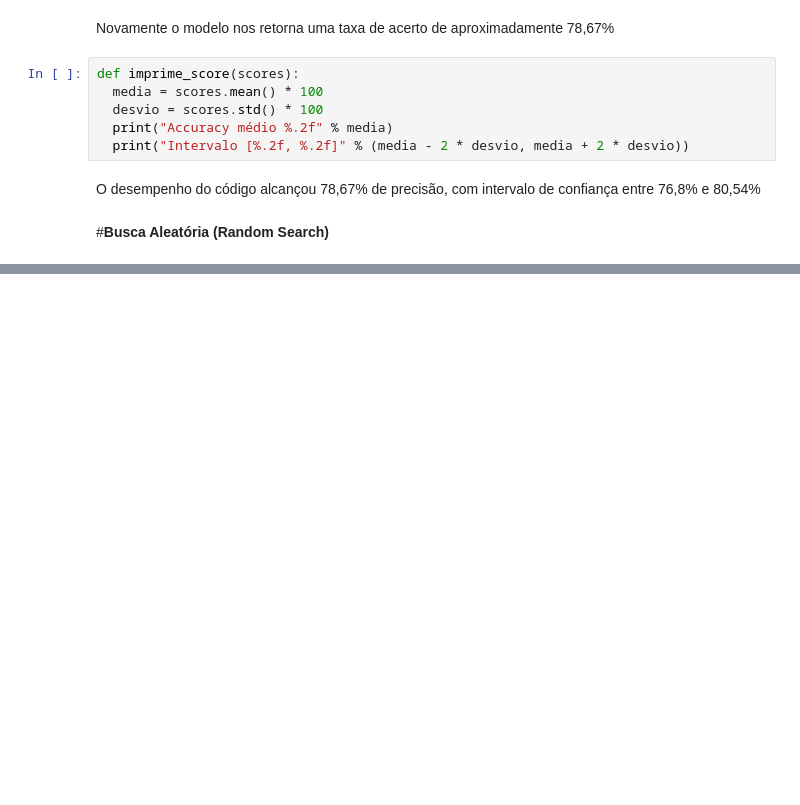
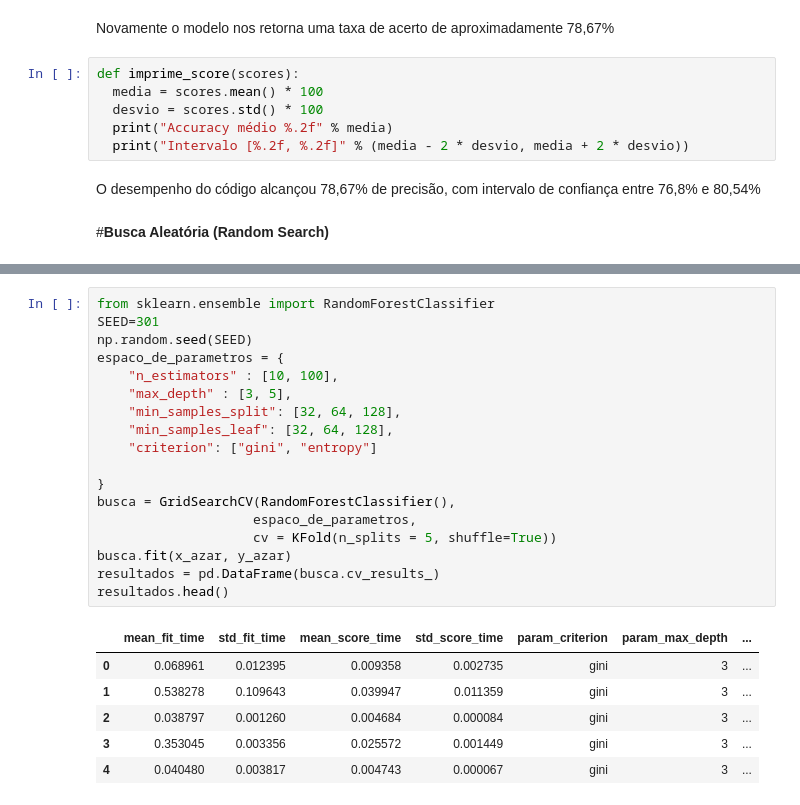
Before and after one commit to lucashamon1/Ciencia-de-Dados, a Jupyter notebook: Introduçao_a_machine_learning_modelo_4.ipynb, the cells around one changed output, grey strips where cells are left out. Drawn from its saved outputs; the diff is of its cells as text; blank space fills up the shorter version.

```diff
--- a/Introduçao_a_machine_learning_modelo_4.ipynb
+++ b/Introduçao_a_machine_learning_modelo_4.ipynb
@@ -782,0 +841,25 @@ Intervalo [76.70, 80.68]
+# %%
+from sklearn.ensemble import RandomForestClassifier
+SEED=301
+np.random.seed(SEED)
+espaco_de_parametros = {
+    "n_estimators" : [10, 100],
+    "max_depth" : [3, 5],
+    "min_samples_split": [32, 64, 128],
+    "min_samples_leaf": [32, 64, 128],
+    "criterion": ["gini", "entropy"]
+
+}
+busca = GridSearchCV(RandomForestClassifier(),
+                    espaco_de_parametros,
+                    cv = KFold(n_splits = 5, shuffle=True))
+busca.fit(x_azar, y_azar)
+resultados = pd.DataFrame(busca.cv_results_)
+resultados.head()
+# %% [output]
+|  | mean_fit_time | std_fit_time | mean_score_time | std_score_time | param_criterion | param_max_depth | ... |
+| 0 | 0.068961 | 0.012395 | 0.009358 | 0.002735 | gini | 3 | ... |
+| 1 | 0.538278 | 0.109643 | 0.039947 | 0.011359 | gini | 3 | ... |
+| 2 | 0.038797 | 0.001260 | 0.004684 | 0.000084 | gini | 3 | ... |
+| 3 | 0.353045 | 0.003356 | 0.025572 | 0.001449 | gini | 3 | ... |
+| 4 | 0.040480 | 0.003817 | 0.004743 | 0.000067 | gini | 3 | ... |
```
Also changed, not shown: parts of 15 cells of this notebook.
